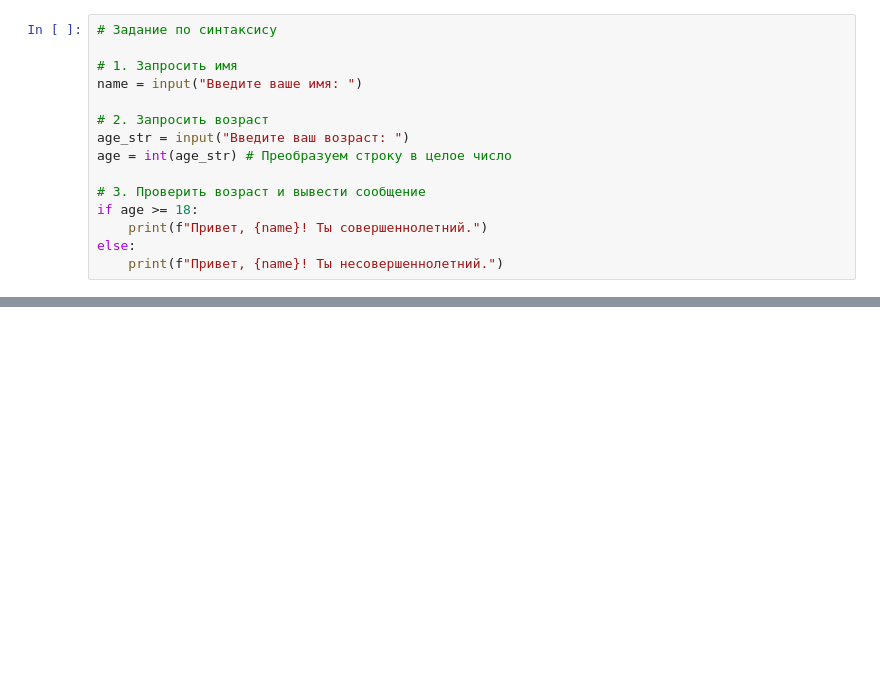
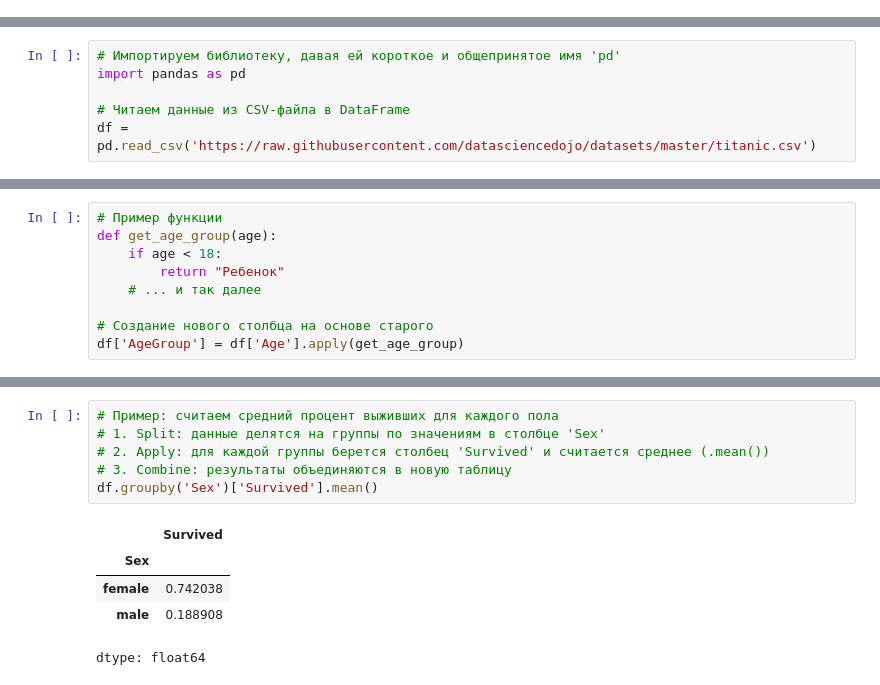
Before and after one commit to Poe1999/lab1-algorithms, a Jupyter notebook: lab1.ipynb, the cells around one changed output, grey strips where cells are left out. Drawn from its saved outputs; the diff is of its cells as text; blank space fills up the shorter version.

```diff
--- a/lab1.ipynb
+++ b/lab1.ipynb
@@ -81,15 +2,0 @@ NameError: name 'score' is not defined
-# %%
-# Задание по синтаксису
-
-# 1. Запросить имя
-name = input("Введите ваше имя: ")
-
-# 2. Запросить возраст
-age_str = input("Введите ваш возраст: ")
-age = int(age_str) # Преобразуем строку в целое число
-
-# 3. Проверить возраст и вывести сообщение
-if age >= 18:
-    print(f"Привет, {name}! Ты совершеннолетний.")
-else:
-    print(f"Привет, {name}! Ты несовершеннолетний.")
@@ -166,0 +135,6 @@ print(f"Количество подпоследовательностей с с
+# %%
+# Импортируем библиотеку, давая ей короткое и общепринятое имя 'pd'
+import pandas as pd
+
+# Читаем данные из CSV-файла в DataFrame
+df = pd.read_csv('https://raw.githubusercontent.com/datasciencedojo/datasets/master/titanic.csv')
@@ -166,0 +173,9 @@ print(f"Количество подпоследовательностей с с
+# %%
+# Пример функции
+def get_age_group(age):
+    if age < 18:
+        return "Ребенок"
+    # ... и так далее
+
+# Создание нового столбца на основе старого
+df['AgeGroup'] = df['Age'].apply(get_age_group)
@@ -166,0 +196,12 @@ print(f"Количество подпоследовательностей с с
+# %%
+# Пример: считаем средний процент выживших для каждого пола
+# 1. Split: данные делятся на группы по значениям в столбце 'Sex'
+# 2. Apply: для каждой группы берется столбец 'Survived' и считается среднее (.mean())
+# 3. Combine: результаты объединяются в новую таблицу
+df.groupby('Sex')['Survived'].mean()
+# %% [output]
+|  | Survived |
+| Sex |  |
+| female | 0.742038 |
+| male | 0.188908 |
+dtype: float64
```
Also changed, not shown: parts of 22 cells of this notebook.
